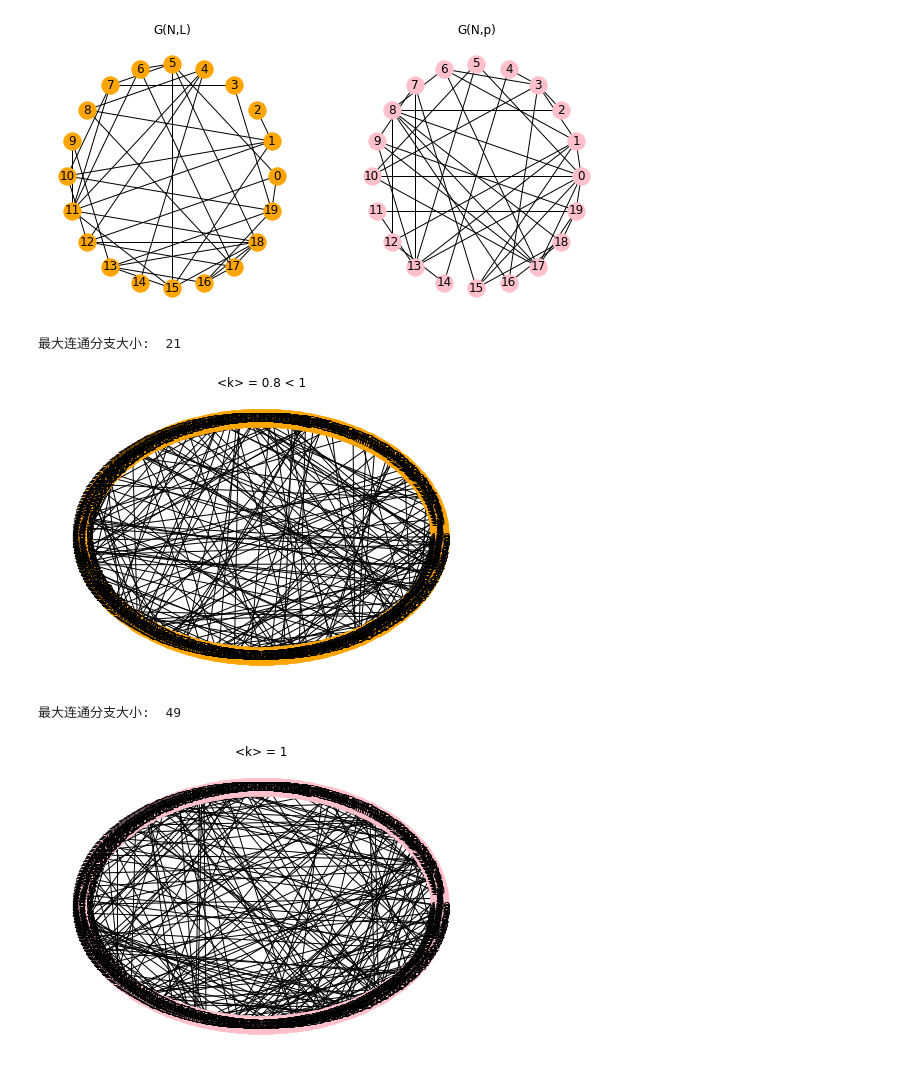
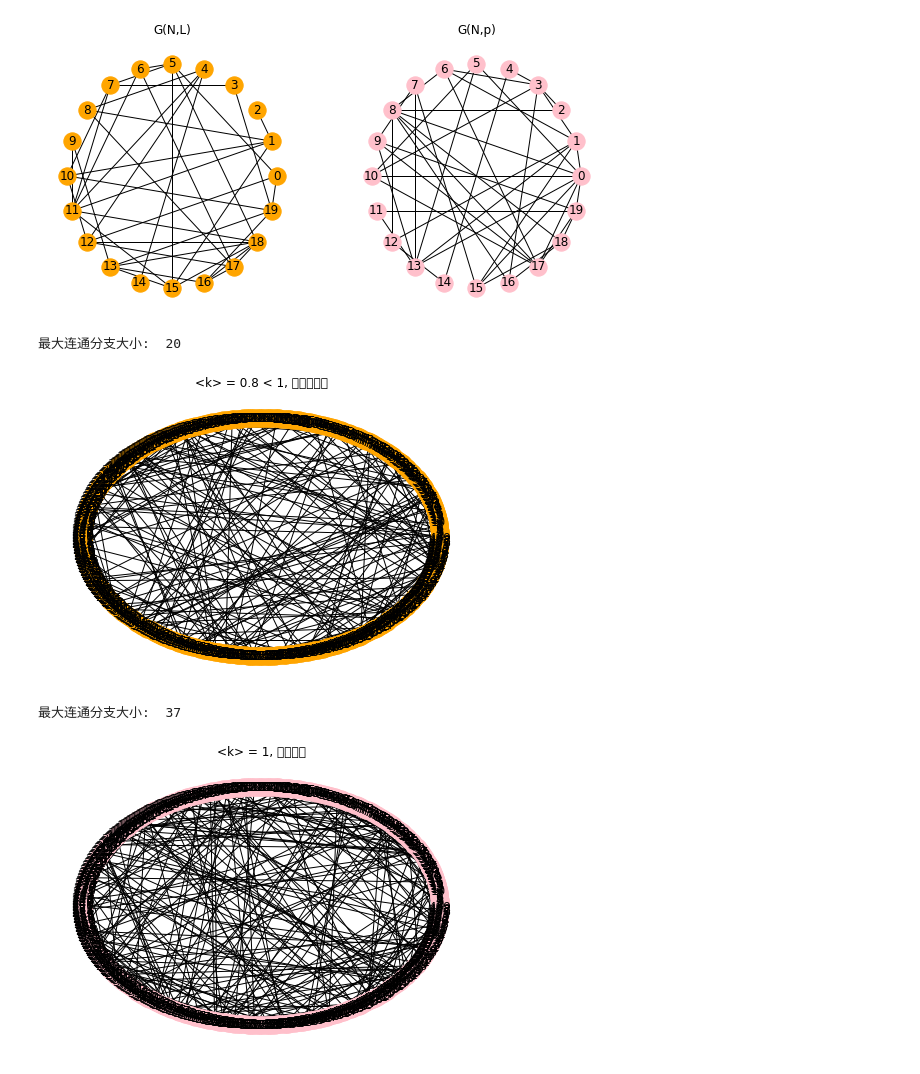
Before and after one commit to zhouhuaian/complex_network_learning, a Jupyter notebook: code/lesson3.ipynb, the cells around one changed output. Saved outputs shown, nothing was run; the diff lists cells and outputs as text; code cells hidden in the pictures.

```diff
--- a/code/lesson3.ipynb
+++ b/code/lesson3.ipynb
@@ -101,23 +101,23 @@ Text(0.5, 1.0, 'G(N,p)')
 # %%
 # N = 500, <k> = 0.8、1、8, 生成的gnp随机网络
 g8 = nx.gnp_random_graph(500, 0.8 / 500)
 g9 = nx.gnp_random_graph(500, 1 / 500)
 g10 = nx.gnp_random_graph(500, 8 / 500)
 
 nx.draw(g8, pos=nx.circular_layout(g8), node_size=300, node_color="orange", with_labels=True)
-plt.title("<k> = 0.8 < 1")
+plt.title("<k> = 0.8 < 1, 亚临界状态")
 g8_sub = g8.subgraph(max(nx.connected_components(g8), key=len))
 print("最大连通分支大小: ", len(list(g8_sub)))
 # %% [output]
-最大连通分支大小:  21
+最大连通分支大小:  20
-[figure, old version]
+[figure, new version]
 # %%
 nx.draw(g9, pos=nx.circular_layout(g9), node_size=300, node_color="pink", with_labels=True)
-plt.title("<k> = 1")
+plt.title("<k> = 1, 临界状态")
 g9_sub = g9.subgraph(max(nx.connected_components(g9), key=len))
 print("最大连通分支大小: ", len(list(g9_sub)))
 # %% [output]
-最大连通分支大小:  49
+最大连通分支大小:  37
-[figure, old version]
+[figure, new version]
 # %%
 nx.draw(g10, pos=nx.circular_layout(g10), node_size=300, node_color="blue", with_labels=True)
```
Also changed, not shown: parts of 1 cell of this notebook.
